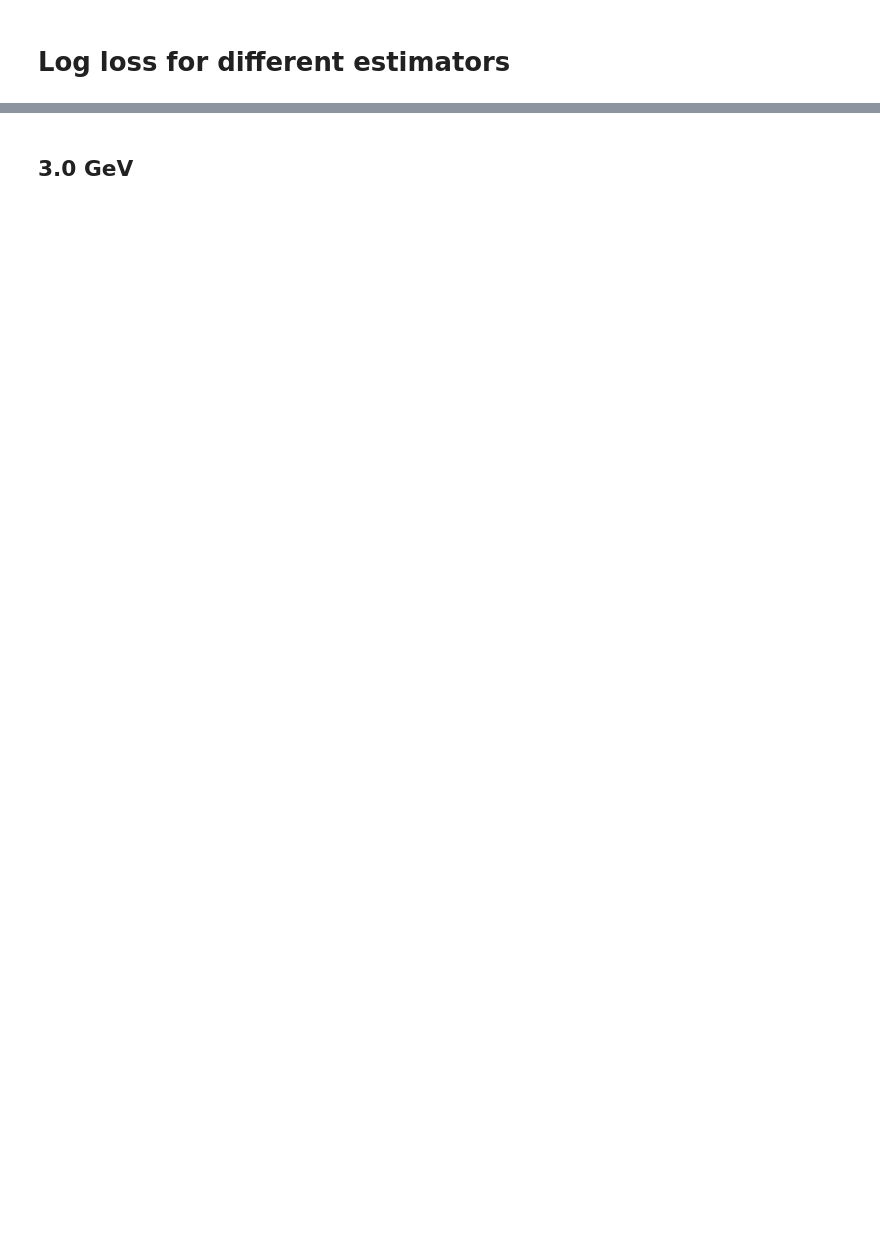
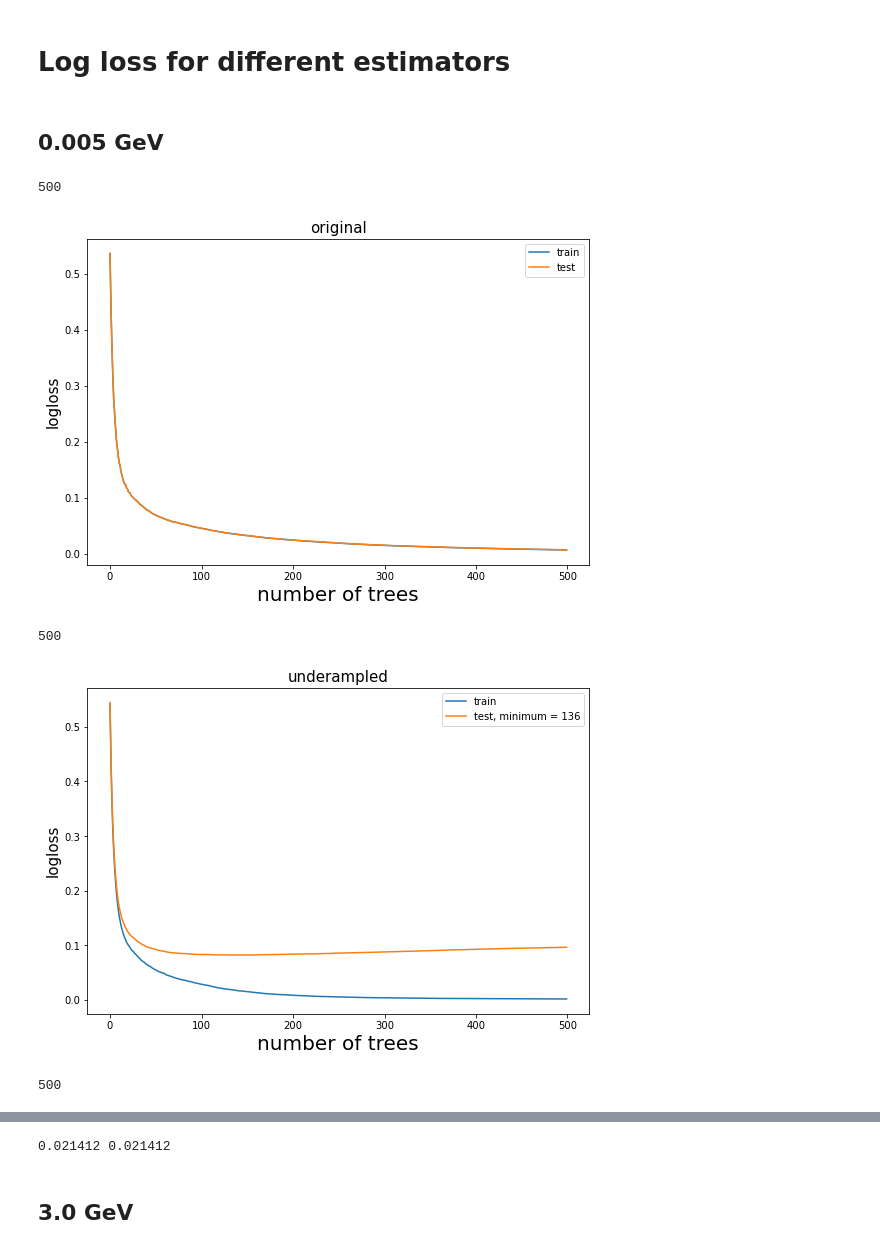
Before and after one commit to AlexanderAvocone/Bachelor-thesis, a Jupyter notebook: Code/logloss.ipynb, the cells around one changed output, grey strips where cells are left out. Cells and saved outputs as stored; diff of their text form; code cells hidden in the pictures; blank space fills up the shorter version.

```diff
--- a/Code/logloss.ipynb
+++ b/Code/logloss.ipynb
@@ -1,2 +1,79 @@
 # %% [markdown]
 # Log loss for different estimators
+# %% [markdown]
+## 0.005 GeV
+# %%
+import os
+import numpy as np
+import xgboost as xgb
+import matplotlib.pyplot as plt
+from xgboost import XGBClassifier
+
+
+model = XGBClassifier()
+model.load_model("/ceph/aavocone/models/new_0_0_model500.txt")
+print(model.best_ntree_limit)
+
+
+loss_0 = model.evals_result()["validation_0"]["logloss"]
+loss_1 = model.evals_result()["validation_1"]["logloss"]
+plt.figure(figsize=(9,6))
+x = range(len(loss_1))
+plt.plot(x,loss_0, label = "train")
+plt.plot(x,loss_1, label = "test")
+plt.xlabel("number of trees", fontsize = 20)
+plt.ylabel("logloss",fontsize=15)
+plt.title(f"original", fontsize = 15)
+plt.legend()
+plt.savefig(f"/work/aavocone/week11/logloss/ll_0_original.pdf", format="pdf",bbox_inches="tight")
+plt.show()
+
+#-----------------------------------------------------------------------------------------------------
+
+
+model.load_model("/ceph/aavocone/models/under0_500.txt")
+print(model.best_ntree_limit)
+loss_0 = model.evals_result()["validation_0"]["logloss"]
+loss_1 = model.evals_result()["validation_1"]["logloss"]
+minimum1 = [loss_1.index(min(loss_1)),min(loss_1)]
+
+
+plt.figure(figsize=(9,6))
+x = range(len(loss_1))
+plt.plot(x,loss_0, label = "train")
+plt.plot(x,loss_1, label = f"test, minimum = {minimum1[0]}")
+plt.xlabel("number of trees", fontsize = 20)
+plt.ylabel("logloss",fontsize=15)
+plt.title(f"underampled", fontsize = 15)
+plt.legend()
+plt.savefig(f"/work/aavocone/week11/logloss/loss_0_under.pdf", format="pdf",bbox_inches="tight")
+plt.show()
+
+#---------------------------------------------------------------------------------------------------------
+
+
+model.load_model("/ceph/aavocone/models/over0_500.txt")
+print(model.best_ntree_limit)
+
+
+loss_0 = model.evals_result()["validation_0"]["logloss"]
+loss_1 = model.evals_result()["validation_1"]["logloss"]
+minimum1 = [loss_1.index(min(loss_1)),min(loss_1)]
+plt.figure(figsize=(9,6))
+x = range(len(loss_1))
+plt.plot(x,loss_0, label = "train")
+plt.plot(x,loss_1, label = f"test")
+plt.xlabel("number of trees", fontsize = 20)
+plt.ylabel("logloss",fontsize=15)
+plt.title(f"oversampled", fontsize = 15)
+plt.legend()
+plt.savefig(f"/work/aavocone/week11/logloss/loss_0_over.pdf", format="pdf",bbox_inches="tight")
+plt.show()
+
+print(min(loss_1), loss_1[-1])
+# %% [output]
+500
+[figure, added]
+500
+[figure, added]
+500
@@ -3,3 +81,4 @@
+0.021412 0.021412
 # %% [markdown]
 ## 3.0 GeV
 # %%
```
Also changed, not shown: parts of 5 cells of this notebook, 7 other files.
